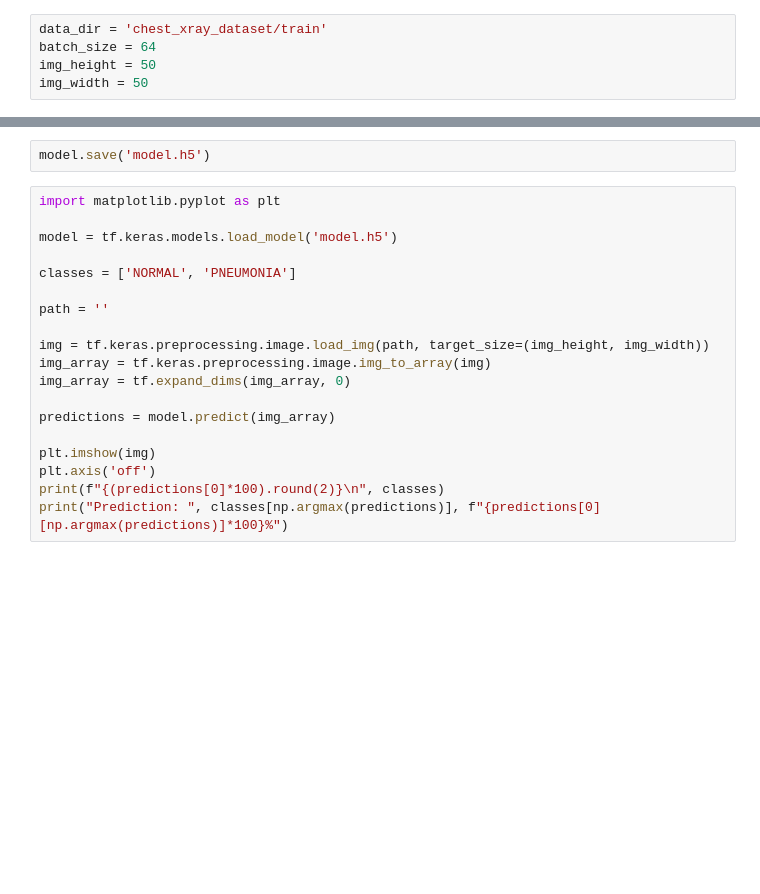
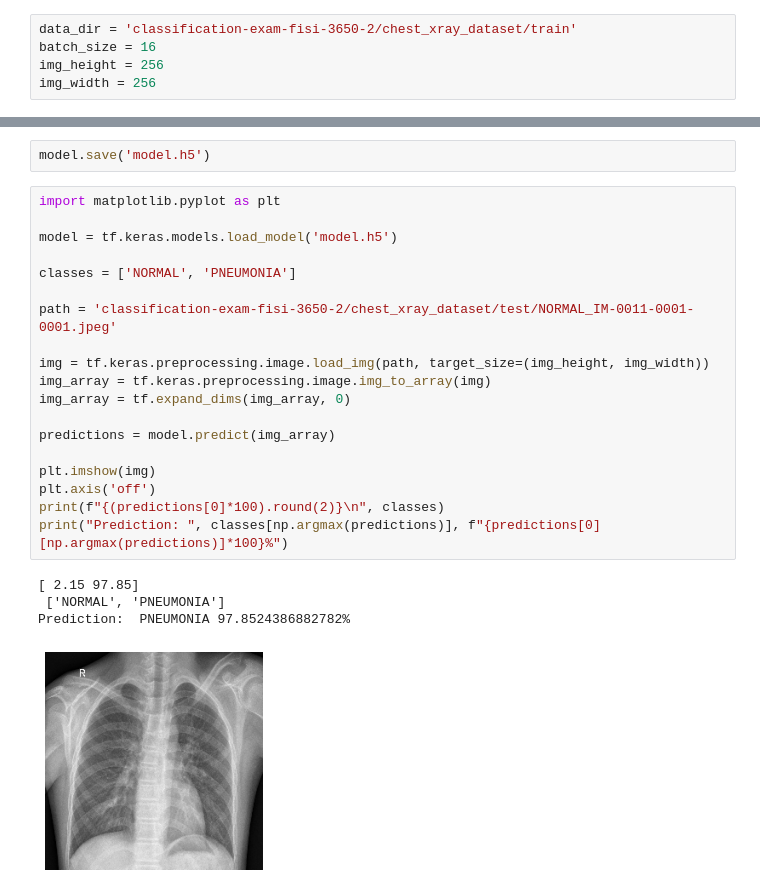
Before and after one commit to dfdiazc/Classification-Exam-FISI-3650-2, a Jupyter notebook: main.ipynb, the cells around one changed output, grey strips where cells are left out. Cells and saved outputs as stored; diff of their text form; blank space fills up the shorter version.

```diff
--- a/main.ipynb
+++ b/main.ipynb
@@ -4,8 +9,8 @@ import tensorflow as tf
 # %%
-data_dir = 'chest_xray_dataset/train'
-batch_size = 64
-img_height = 50
-img_width = 50
+data_dir = 'classification-exam-fisi-3650-2/chest_xray_dataset/train'
+batch_size = 16
+img_height = 256
+img_width = 256
 # %%
 train_ds = tf.keras.utils.image_dataset_from_directory(
     data_dir,
@@ -64,19 +99,24 @@ model.save('model.h5')
 # %%
 import matplotlib.pyplot as plt
 
 model = tf.keras.models.load_model('model.h5')
 
 classes = ['NORMAL', 'PNEUMONIA']
 
-path = ''
+path = 'classification-exam-fisi-3650-2/chest_xray_dataset/test/NORMAL_IM-0011-0001-0001.jpeg'
 
 img = tf.keras.preprocessing.image.load_img(path, target_size=(img_height, img_width))
 img_array = tf.keras.preprocessing.image.img_to_array(img)
 img_array = tf.expand_dims(img_array, 0)
 
 predictions = model.predict(img_array)
 
 plt.imshow(img)
 plt.axis('off')
 print(f"{(predictions[0]*100).round(2)}\n", classes)
 print("Prediction: ", classes[np.argmax(predictions)], f"{predictions[0][np.argmax(predictions)]*100}%")
+# %% [output]
+[ 2.15 97.85]
+ ['NORMAL', 'PNEUMONIA']
+Prediction:  PNEUMONIA 97.8524386882782%
+[figure, added]
```
Also changed, not shown: parts of 7 cells of this notebook, 2 other files.
